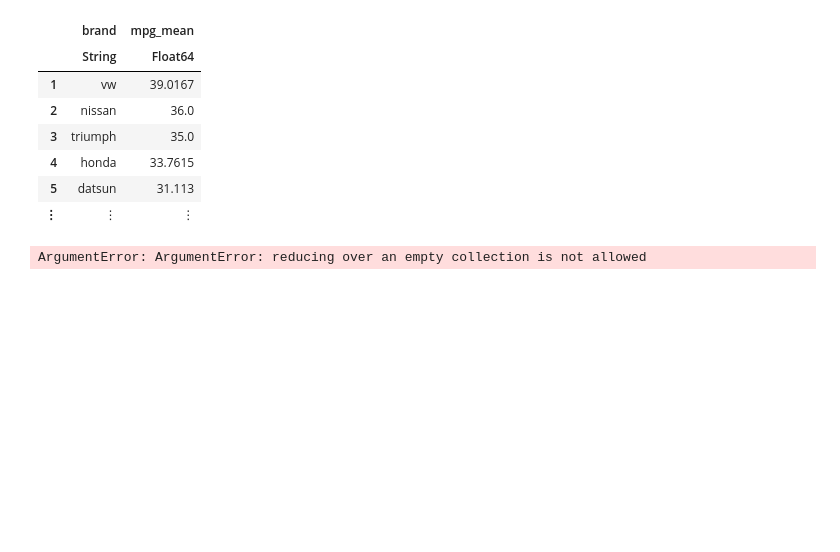
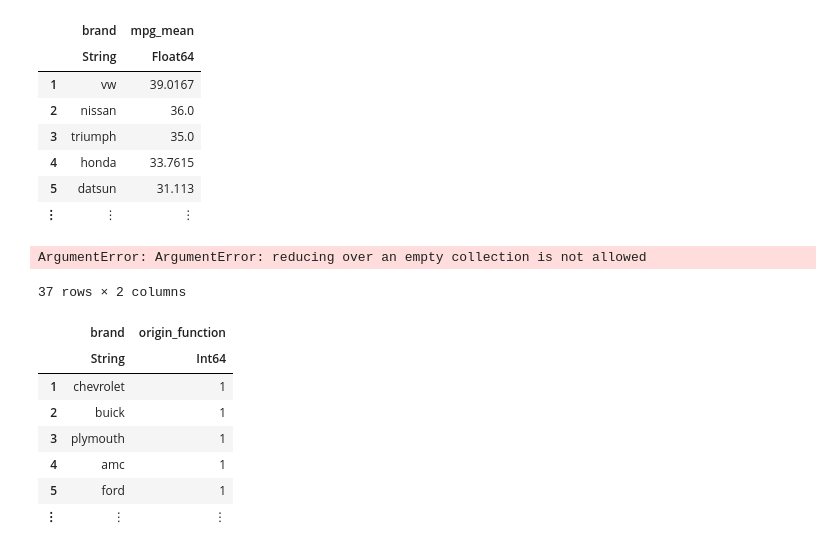
Before and after one commit to damiansp/julia, a Jupyter notebook: julia_academy/dataframes/grouping.jl.ipynb, the cells around one changed output. Drawn from its saved outputs; the diff is of its cells as text; code cells hidden in the pictures; blank space fills up the shorter version.

```diff
--- a/julia_academy/dataframes/grouping.jl.ipynb
+++ b/julia_academy/dataframes/grouping.jl.ipynb
@@ -128,3 +125,17 @@ sort!(brand_mpg, :mpg_mean, rev=true)
 freqtable(df, :brand, :origin)
 # %% [output]
 ArgumentError: ArgumentError: reducing over an empty collection is not allowed
+# %%
+origbrand = @pipe df |>
+    groupby(_, :brand) |>
+    combine(_, :origin => x -> length(unique(x)))
+# %% [output]
+37 rows × 2 columns
+|  | brand | origin_function |
+|  | String | Int64 |
+| 1 | chevrolet | 1 |
+| 2 | buick | 1 |
+| 3 | plymouth | 1 |
+| 4 | amc | 1 |
+| 5 | ford | 1 |
+| ⋮ | ⋮ | ⋮ |
```
Also changed, not shown: parts of 12 cells of this notebook.
